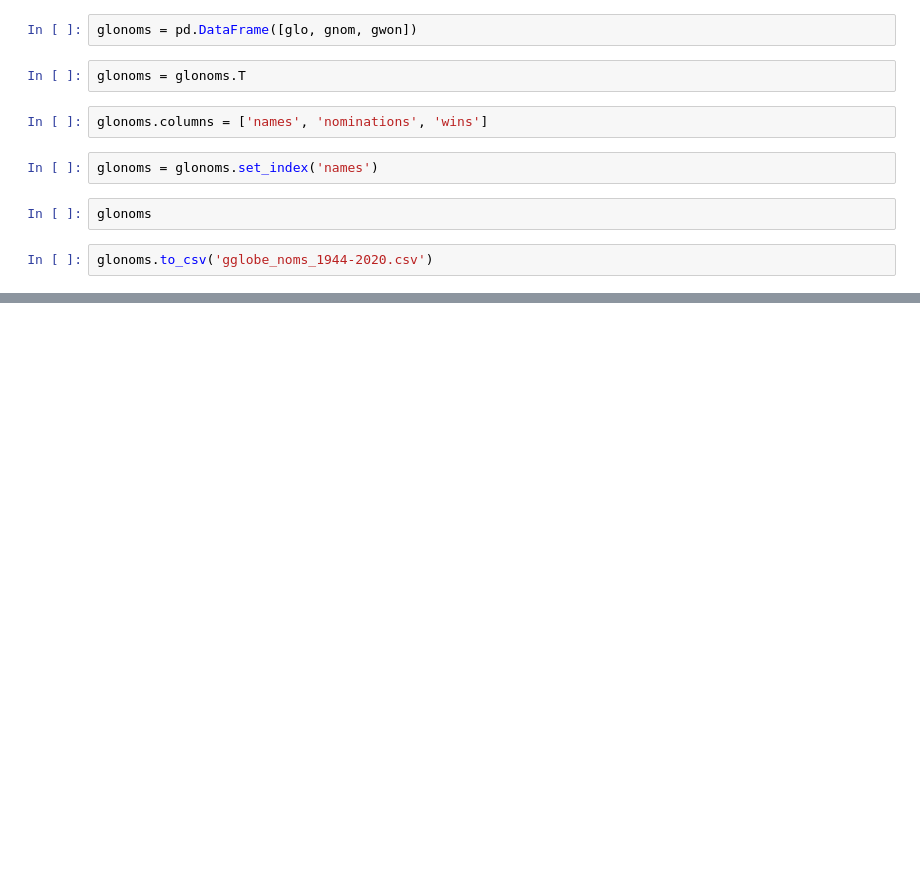
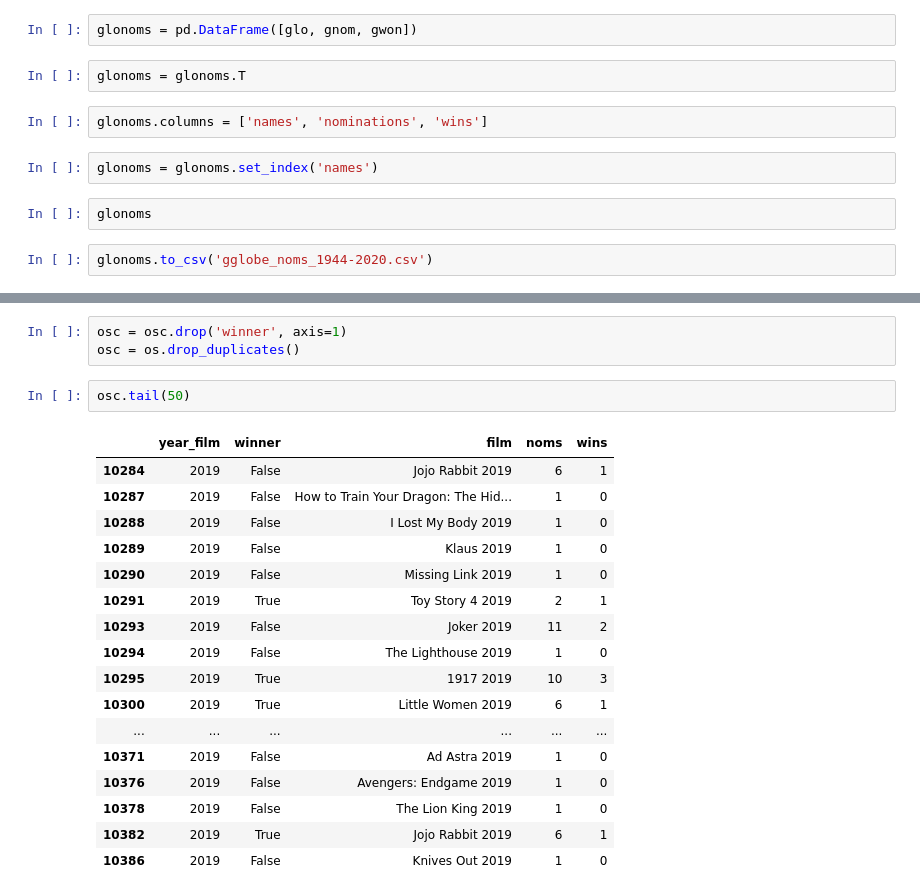
Before and after one commit to ricardopresto/films, a Jupyter notebook: film_awards1.ipynb, the cells around one changed output, grey strips where cells are left out. Drawn from its saved outputs; the diff is of its cells as text; blank space fills up the shorter version.

```diff
--- a/film_awards1.ipynb
+++ b/film_awards1.ipynb
@@ -227,0 +355,23 @@ glonoms.to_csv('gglobe_noms_1944-2020.csv')
+# %%
+osc = osc.drop('winner', axis=1)
+osc = os.drop_duplicates()
+# %%
+osc.tail(50)
+# %% [output]
+|  | year_film | winner | film | noms | wins |
+| 10284 | 2019 | False | Jojo Rabbit 2019 | 6 | 1 |
+| 10287 | 2019 | False | How to Train Your Dragon: The Hid... | 1 | 0 |
+| 10288 | 2019 | False | I Lost My Body 2019 | 1 | 0 |
+| 10289 | 2019 | False | Klaus 2019 | 1 | 0 |
+| 10290 | 2019 | False | Missing Link 2019 | 1 | 0 |
+| 10291 | 2019 | True | Toy Story 4 2019 | 2 | 1 |
+| 10293 | 2019 | False | Joker 2019 | 11 | 2 |
+| 10294 | 2019 | False | The Lighthouse 2019 | 1 | 0 |
+| 10295 | 2019 | True | 1917 2019 | 10 | 3 |
+| 10300 | 2019 | True | Little Women 2019 | 6 | 1 |
+| ... | ... | ... | ... | ... | ... |
+| 10371 | 2019 | False | Ad Astra 2019 | 1 | 0 |
+| 10376 | 2019 | False | Avengers: Endgame 2019 | 1 | 0 |
+| 10378 | 2019 | False | The Lion King 2019 | 1 | 0 |
+| 10382 | 2019 | True | Jojo Rabbit 2019 | 6 | 1 |
+| 10386 | 2019 | False | Knives Out 2019 | 1 | 0 |
```
Also changed, not shown: parts of 26 cells of this notebook, 32 other files.
